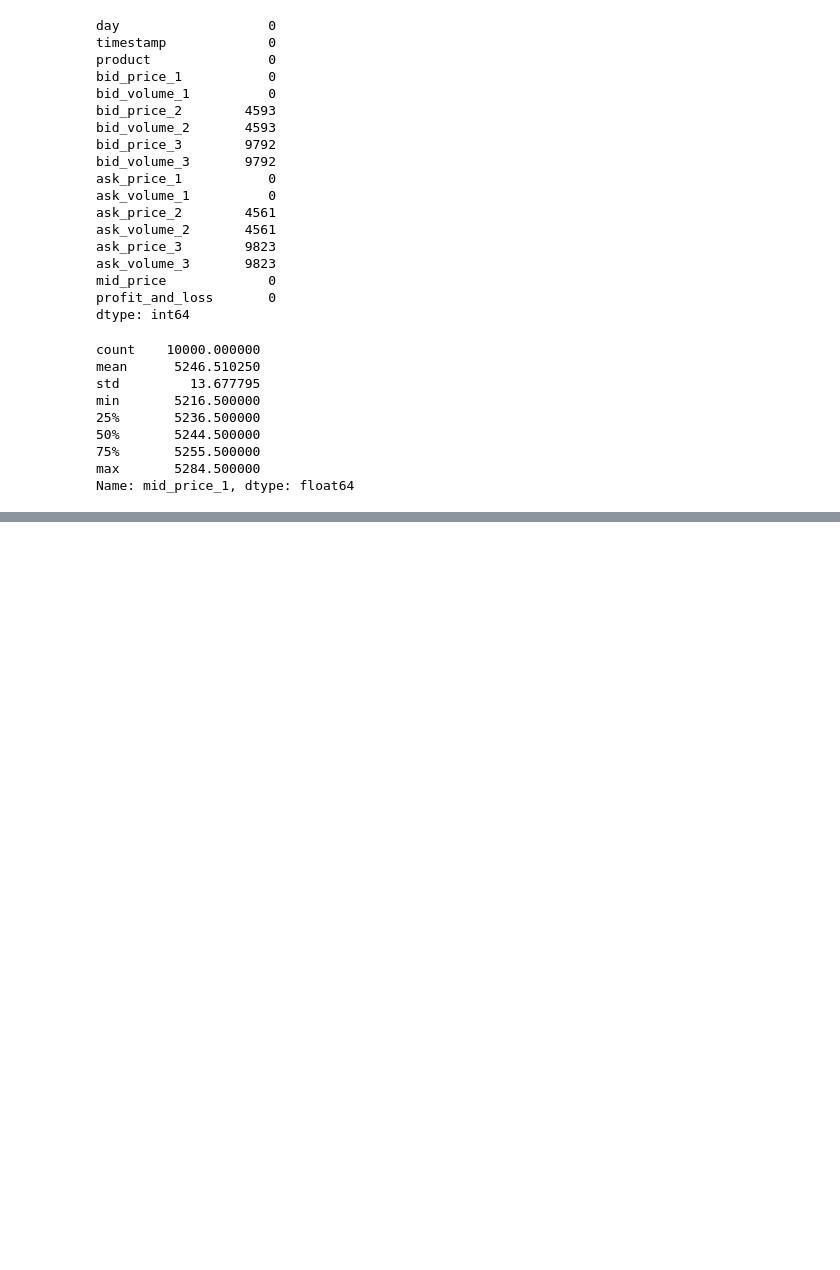
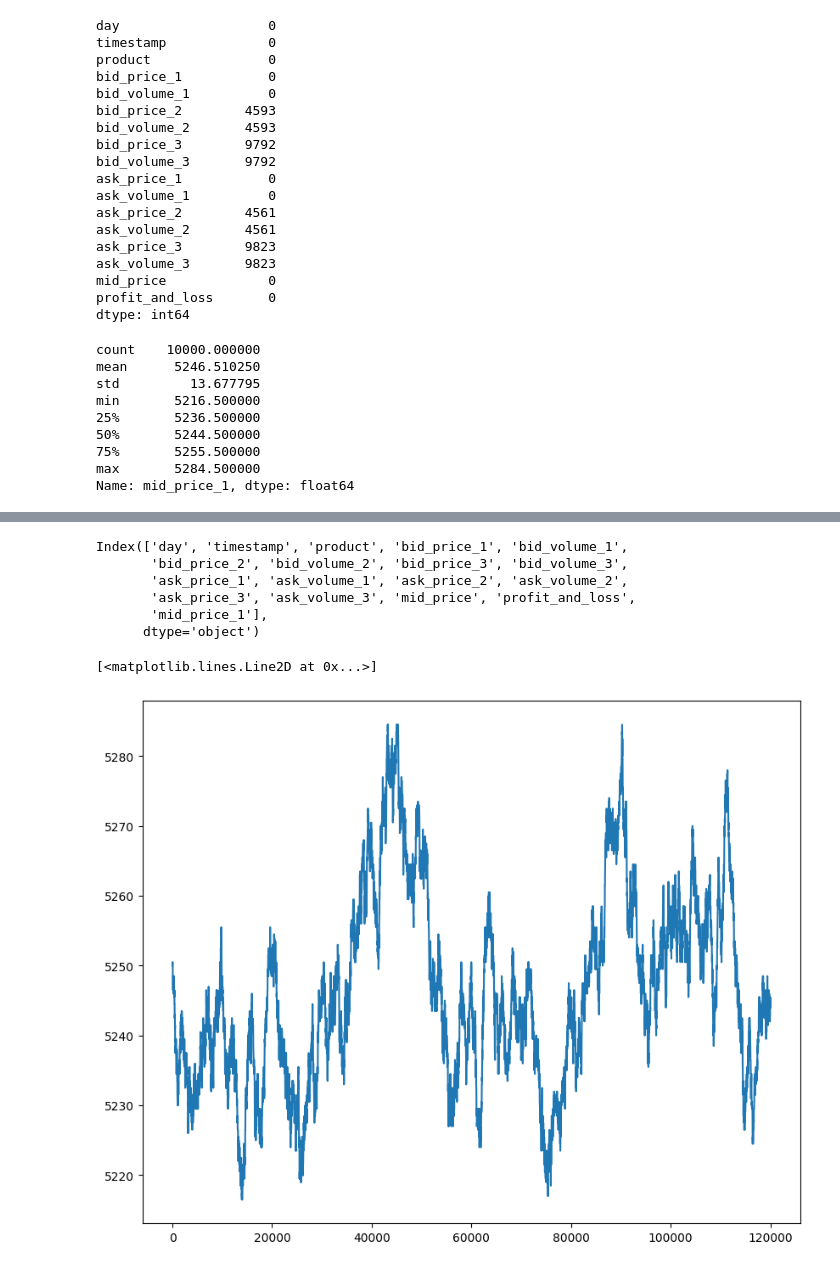
Before and after one commit to Sudhanva420/imc-prosperity-4, a Jupyter notebook: Codes/Notebooks/round3_intitial.ipynb, the cells around one changed output, grey strips where cells are left out. Drawn from its saved outputs; the diff is of its cells as text; code cells hidden in the pictures; blank space fills up the shorter version.

```diff
--- a/Codes/Notebooks/round3_intitial.ipynb
+++ b/Codes/Notebooks/round3_intitial.ipynb
@@ -8,8 +8,8 @@ import numpy as np
 import warnings
 warnings.filterwarnings("ignore")
 # %%
-trades0 = pd.read_csv("/Users/sudhanvabharadwaj/Downloads/IMC_Prosperity4/Data/ROUND_3/prices_round_3_day_0.csv", sep = ';')
-trades0.head()
+prices0 = pd.read_csv("/Users/sudhanvabharadwaj/Downloads/IMC_Prosperity4/Data/ROUND_3/prices_round_3_day_0.csv", sep = ';')
+prices0.head()
 # %% [output]
 |  | day | timestamp | product | bid_price_1 | bid_volume_1 | bid_price_2 | bid_volume_2 | bid_price_3 | ... |
 | 0 | 0 | 0 | VEV_5400 | 22 | 25 | NaN | NaN | NaN | ... |
@@ -34,5 +77,5 @@ array(['VEV_5400', 'VEV_6500', 'VEV_5500', 'VEV_5200', 'VEV_5300',
 # %%
-vfe0 = trades0[trades0['product']=='VELVETFRUIT_EXTRACT']
+vfe0 = prices0[prices0['product']=='VELVETFRUIT_EXTRACT']
 vfe0.head()
 # %% [output]
 |  | day | timestamp | product | bid_price_1 | bid_volume_1 | bid_price_2 | bid_volume_2 | bid_price_3 | ... |
@@ -77,0 +538,15 @@ Name: mid_price_1, dtype: float64
+# %%
+vfe0.columns
+# %% [output]
+Index(['day', 'timestamp', 'product', 'bid_price_1', 'bid_volume_1',
+       'bid_price_2', 'bid_volume_2', 'bid_price_3', 'bid_volume_3',
+       'ask_price_1', 'ask_volume_1', 'ask_price_2', 'ask_volume_2',
+       'ask_price_3', 'ask_volume_3', 'mid_price', 'profit_and_loss',
+       'mid_price_1'],
+      dtype='object')
+# %%
+plt.figure(figsize=(10,8))
+plt.plot(vfe0['mid_price_1'])
+# %% [output]
+[<matplotlib.lines.Line2D at 0x...>]
+[figure, added]
```
Also changed, not shown: parts of 69 cells of this notebook, 6 other files.
